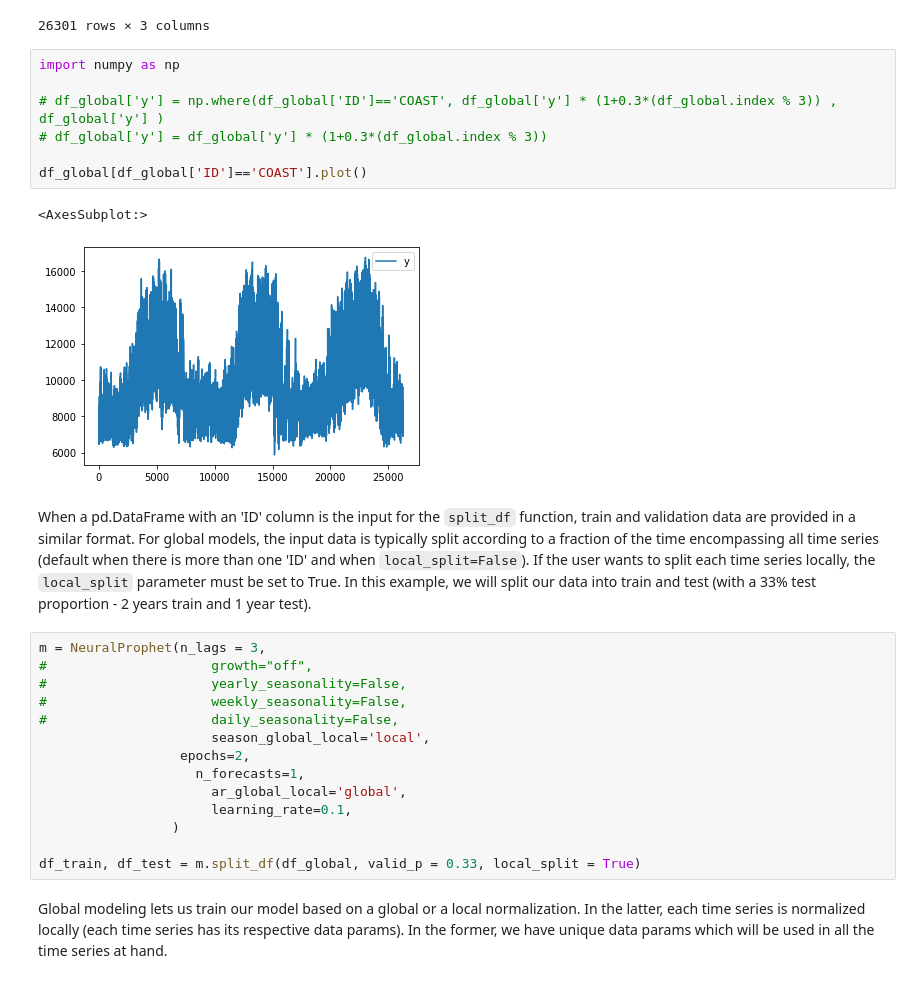
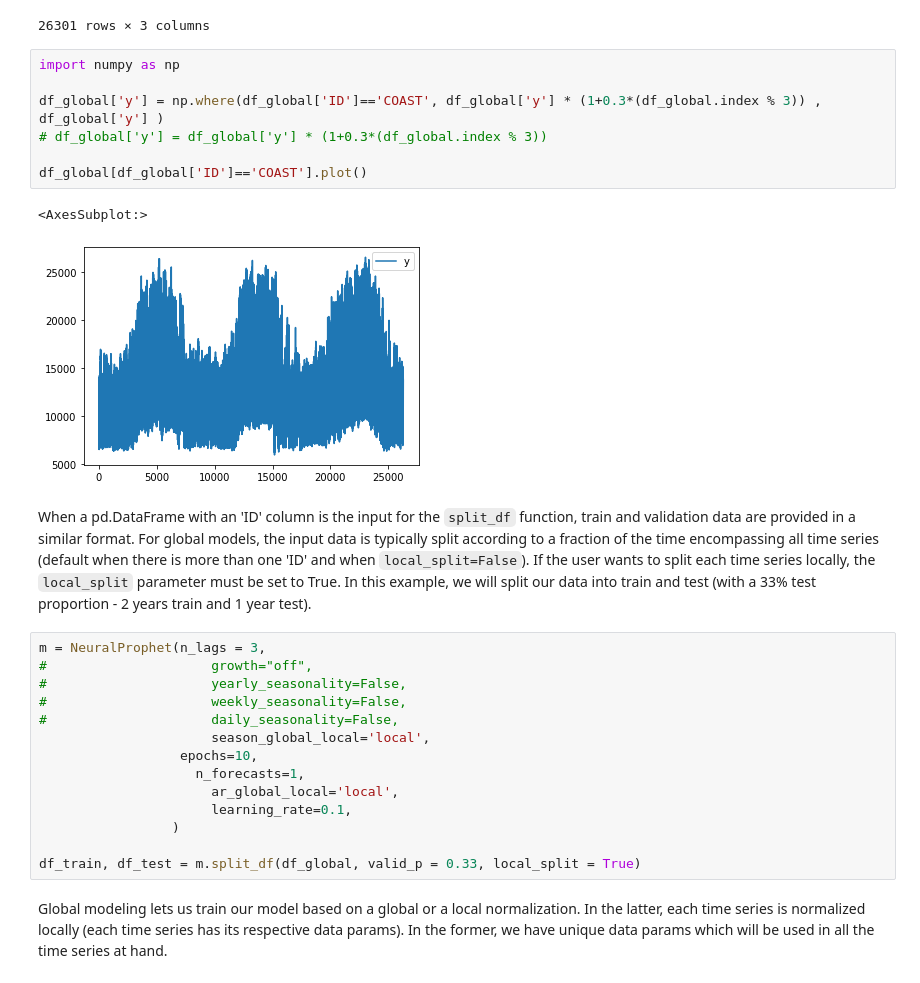
Before and after one commit to agarciadecorral/neural_prophet, a Jupyter notebook: tutorials/feature-use/global_modeling-Copy1.ipynb, the cells around one changed output. Cells and saved outputs as stored; diff of their text form.

Commit message:
AR working locally

```diff
--- a/tutorials/feature-use/global_modeling-Copy1.ipynb
+++ b/tutorials/feature-use/global_modeling-Copy1.ipynb
@@ -66,13 +66,13 @@ df_global[df_global['ID']=='EAST']
 # %%
 import numpy as np
 
-# df_global['y'] = np.where(df_global['ID']=='COAST', df_global['y'] * (1+0.3*(df_global.index % 3)) , df_global['y'] )
+df_global['y'] = np.where(df_global['ID']=='COAST', df_global['y'] * (1+0.3*(df_global.index % 3)) , df_global['y'] )
 # df_global['y'] = df_global['y'] * (1+0.3*(df_global.index % 3))
 
 df_global[df_global['ID']=='COAST'].plot()
 # %% [output]
 <AxesSubplot:>
-[figure, old version]
+[figure, new version]
 # %% [markdown]
 When a pd.DataFrame with an 'ID' column is the input for the `split_df` function, train and validation data are provided in a similar format. For global models, the input data is typically split according to a fraction of the time encompassing all time series (default when there is more than one 'ID' and when `local_split=False`). If the user wants to split each time series locally, the `local_split` parameter must be set to True. In this example, we will split our data into train and test (with a 33% test proportion - 2 years train and 1 year test).
 # %%
@@ -82,9 +82,9 @@ m = NeuralProphet(n_lags = 3,
 #                     weekly_seasonality=False,
 #                     daily_seasonality=False,
                       season_global_local='local',
-                  epochs=2,
+                  epochs=10,
                     n_forecasts=1,
-                      ar_global_local='global',
+                      ar_global_local='local',
                       learning_rate=0.1,
                  )
 
```
Also changed, not shown: parts of 22 cells of this notebook, 1 other file.
